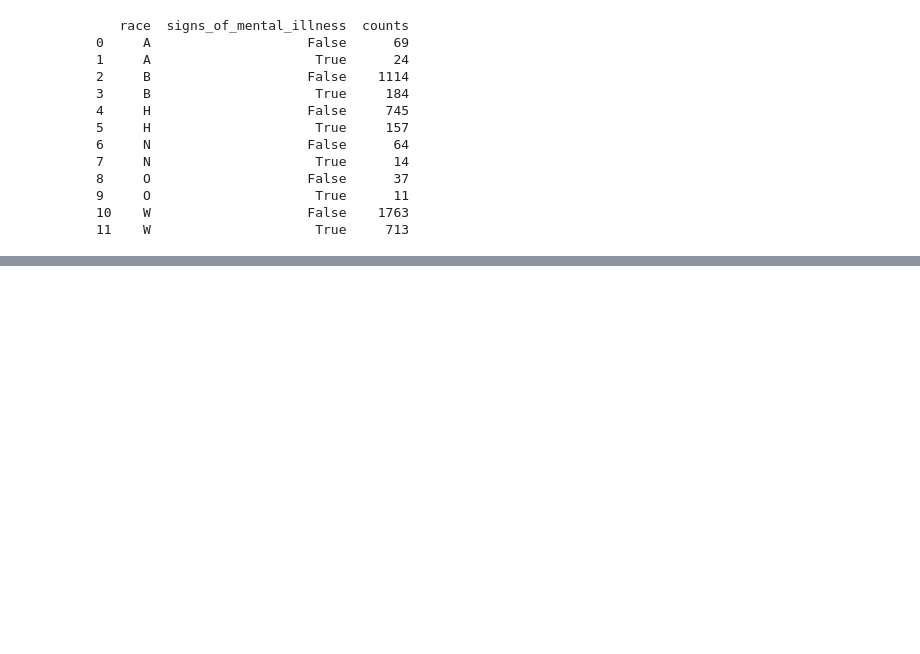
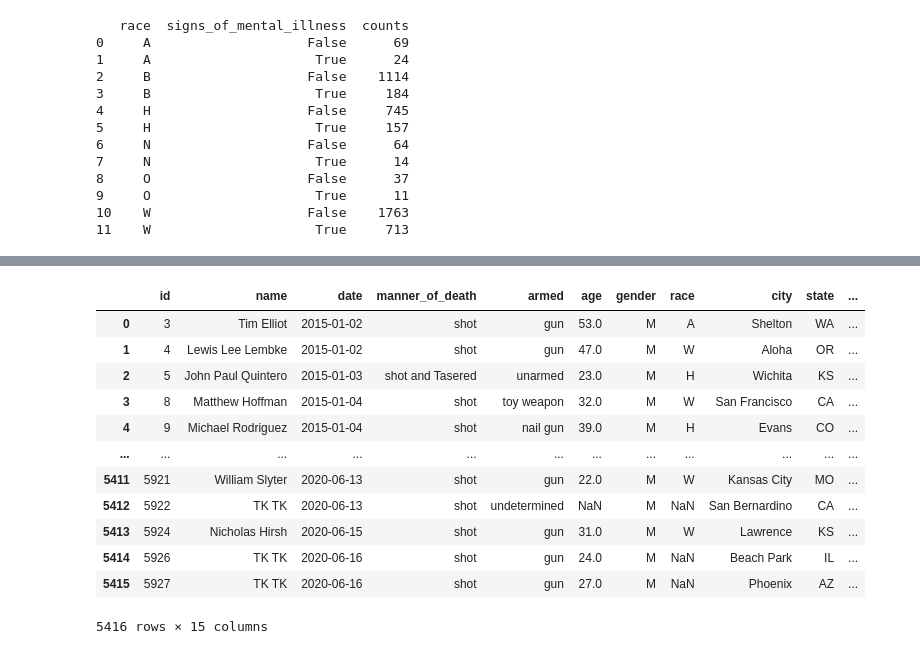
Before and after one commit to dawwed98/koddila, a Jupyter notebook: przestepczosc_USA.ipynb, the cells around one changed output, grey strips where cells are left out. Cells and saved outputs as stored; diff of their text form; code cells hidden in the pictures; blank space fills up the shorter version.

```diff
--- a/przestepczosc_USA.ipynb
+++ b/przestepczosc_USA.ipynb
@@ -62,0 +66,27 @@ ModuleNotFoundError: No module named 'matplotlib.pyplot'; 'matplotlib' is not a
+# %%
+
+population_df = pd.read_excel('populacja_stany.xlsx')
+
+fatal_df = pd.read_excel('stany.xlsx')
+
+
+fatal_df['Census population, April 1, 2010'] = pd.to_numeric(fatal_df['Census population, April 1, 2010'], errors='coerce')
+population_df['Population'] = pd.to_numeric(population_df['Population'], errors='coerce')
+
+df['Incydenty śmiertelne w USA'] = (fatal_df['Census population, April 1, 2010'] / population_df['Population']) * 1000
+df['Incydenty śmiertelne w USA'] = df['Incydenty śmiertelne w USA'].apply(lambda x: '{:.2%}'.format(x) if pd.notnull(x) else x)
+df
+# %% [output]
+|  | id | name | date | manner_of_death | armed | age | gender | race | city | state | ... |
+| 0 | 3 | Tim Elliot | 2015-01-02 | shot | gun | 53.0 | M | A | Shelton | WA | ... |
+| 1 | 4 | Lewis Lee Lembke | 2015-01-02 | shot | gun | 47.0 | M | W | Aloha | OR | ... |
+| 2 | 5 | John Paul Quintero | 2015-01-03 | shot and Tasered | unarmed | 23.0 | M | H | Wichita | KS | ... |
+| 3 | 8 | Matthew Hoffman | 2015-01-04 | shot | toy weapon | 32.0 | M | W | San Francisco | CA | ... |
+| 4 | 9 | Michael Rodriguez | 2015-01-04 | shot | nail gun | 39.0 | M | H | Evans | CO | ... |
+| ... | ... | ... | ... | ... | ... | ... | ... | ... | ... | ... | ... |
+| 5411 | 5921 | William Slyter | 2020-06-13 | shot | gun | 22.0 | M | W | Kansas City | MO | ... |
+| 5412 | 5922 | TK TK | 2020-06-13 | shot | undetermined | NaN | M | NaN | San Bernardino | CA | ... |
+| 5413 | 5924 | Nicholas Hirsh | 2020-06-15 | shot | gun | 31.0 | M | W | Lawrence | KS | ... |
+| 5414 | 5926 | TK TK | 2020-06-16 | shot | gun | 24.0 | M | NaN | Beach Park | IL | ... |
+| 5415 | 5927 | TK TK | 2020-06-16 | shot | gun | 27.0 | M | NaN | Phoenix | AZ | ... |
+5416 rows × 15 columns
```
Also changed, not shown: parts of 2 cells of this notebook, 4 other files.
